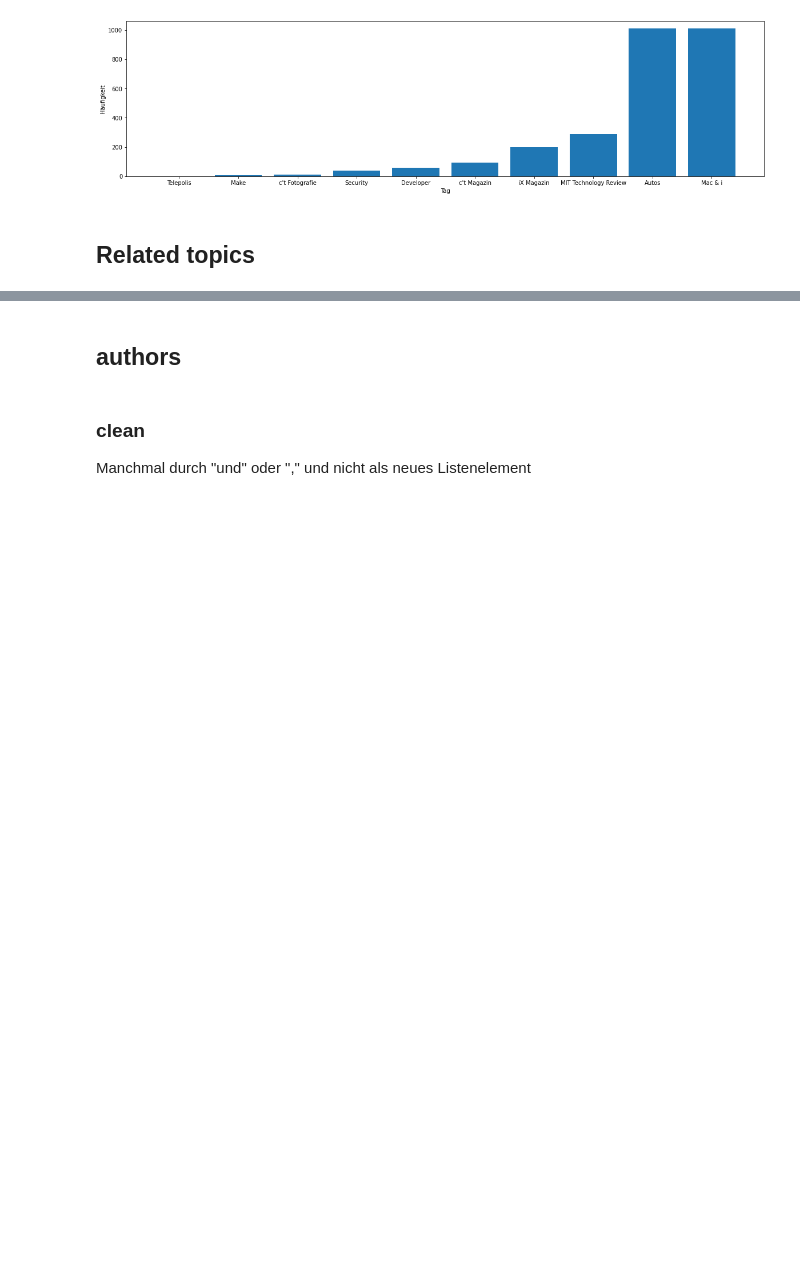
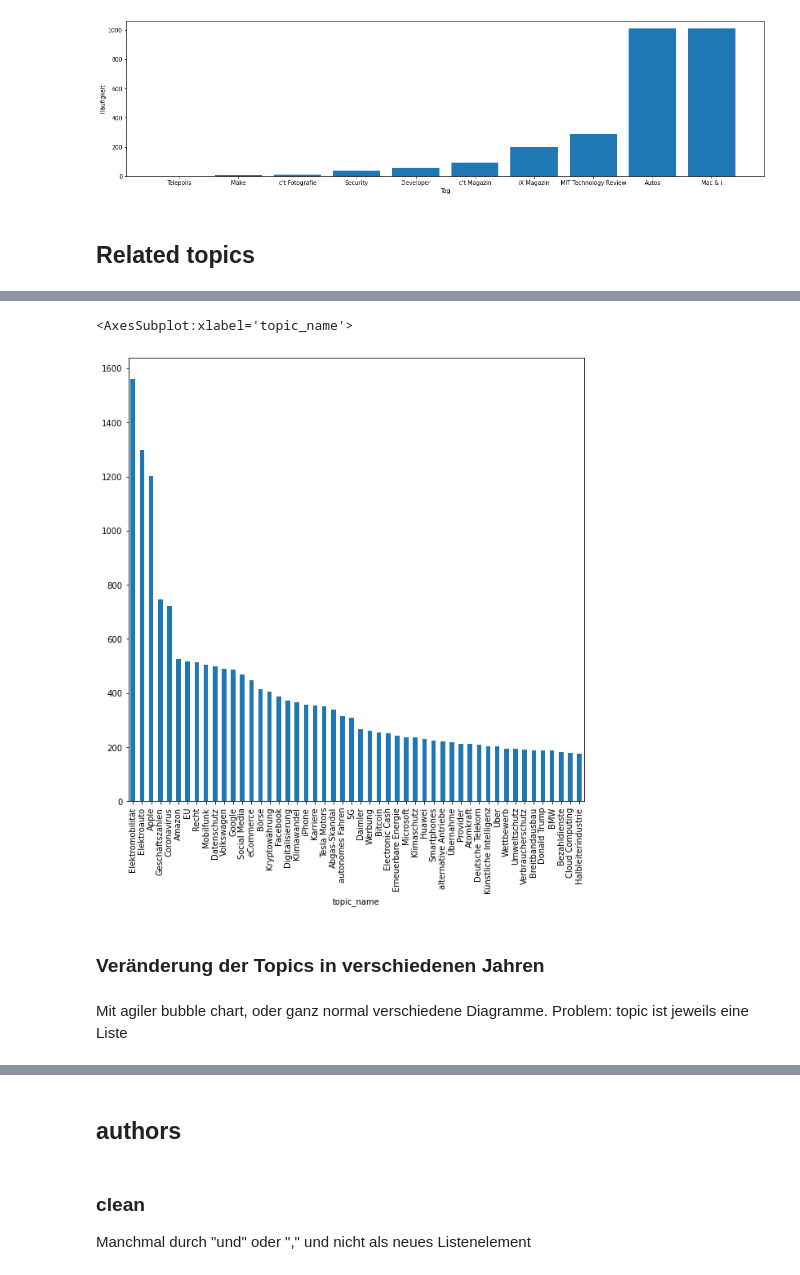
Before and after one commit to Chr1st1anG/NLP, a Jupyter notebook: Exploartion.ipynb, the cells around one changed output, grey strips where cells are left out. Saved outputs shown, nothing was run; the diff lists cells and outputs as text; code cells hidden in the pictures; blank space fills up the shorter version.

```diff
--- a/Exploartion.ipynb
+++ b/Exploartion.ipynb
@@ -259,0 +267,3 @@ plt.show()
+# %%
+related_topics = [article["related_topics"] for article in articles]
+related_topics
@@ -259,0 +288,10 @@ plt.show()
+# %%
+counter=0
+t = 0
+# Wie viele leere Elemente sind in der Liste?
+for i, topic in enumerate(related_topics):
+    length =len(topic)
+    t = t+1
+    if length == 1:
+        counter = counter +1
+print('Anzahl der Einträge insgesammt:',t ,'Anzahl der leeren Einträge:',counter)
@@ -259,0 +300,10 @@ plt.show()
+# %%
+for i, topics in enumerate(related_topics):
+    tmp_elem = []
+    for topic_s in topics:
+        tmp_elem += re.split(',| und |;', topic_s)
+
+    related_topics[i] = [topic.strip() for topic in tmp_elem]
+
+topics = [topic for topics in related_topics for topic in topics]
+set(topics)
@@ -259,0 +328,7 @@ plt.show()
+# %%
+topics_df = DataFrame(topics,columns=['topic_name'])
+
+df = topics_df.groupby(['topic_name']).size()
+df = df.to_frame()
+sorted_df = df.sort_values(by=0,ascending=False)
+sorted_df.head(20)
@@ -259,0 +354,11 @@ plt.show()
+# %%
+df = topics_df.groupby(['topic_name']).size()
+df_relevant=df.sort_values(axis=0, ascending= False).head(50)
+df_relevant.plot(kind='bar', y='df',figsize=(10,10))
+# %% [output]
+<AxesSubplot:xlabel='topic_name'>
+[figure, added]
+# %% [markdown]
+### Veränderung der Topics in verschiedenen Jahren
+# %% [markdown]
+Mit agiler bubble chart, oder ganz normal verschiedene Diagramme. Problem: topic ist jeweils eine Liste
```
Also changed, not shown: parts of 18 cells of this notebook.
